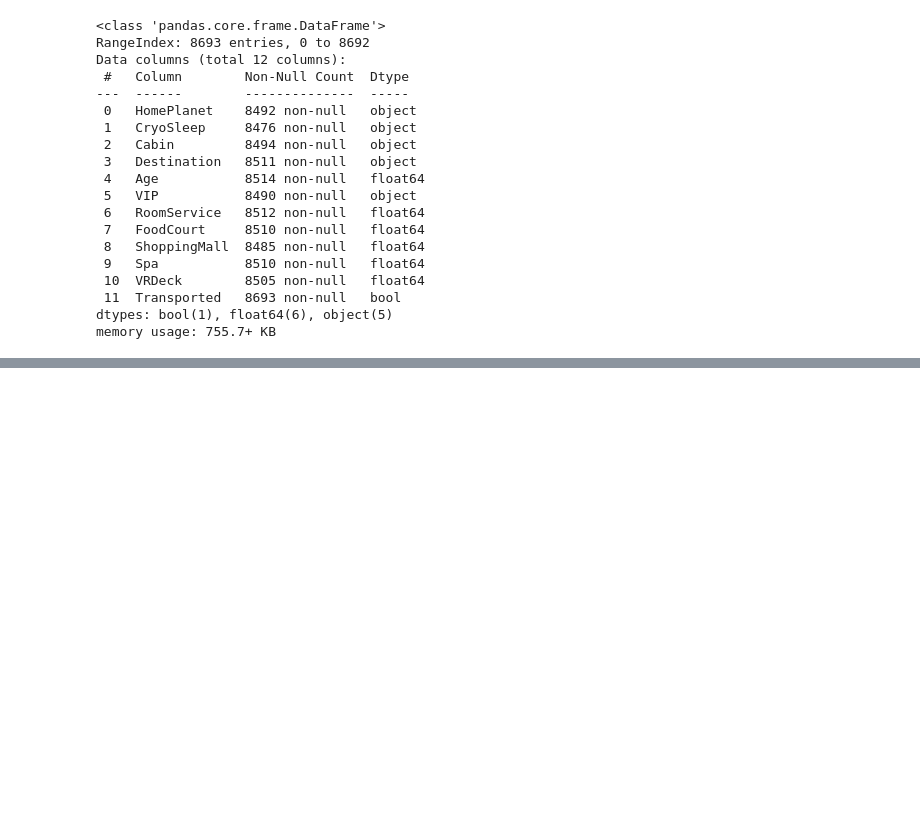
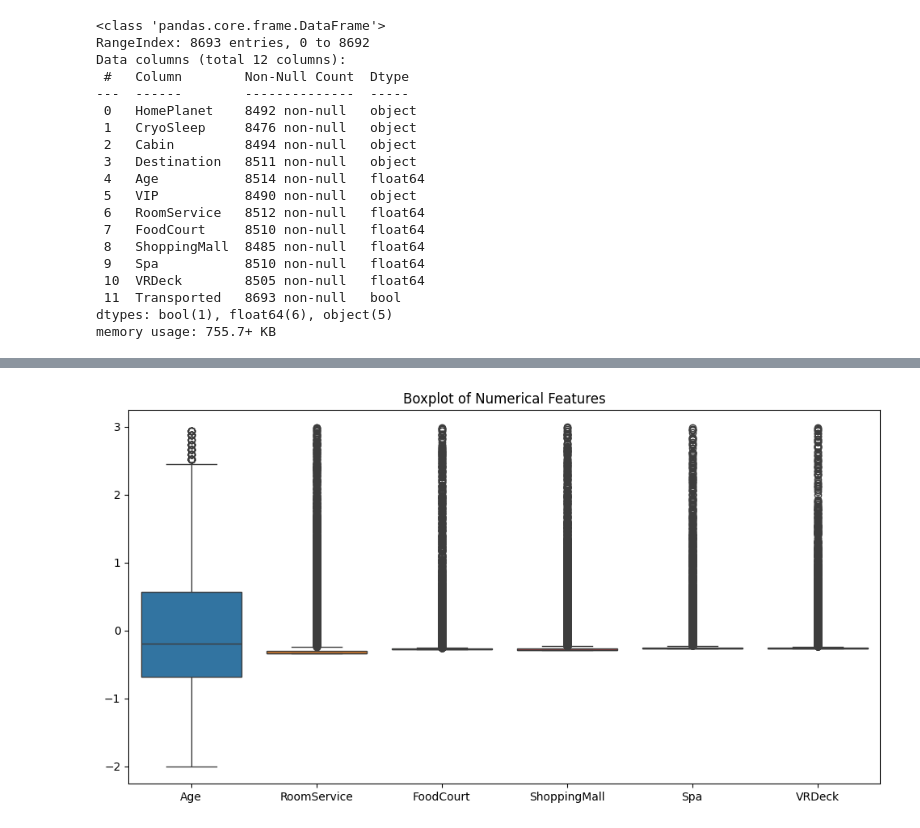
Before and after one commit to tvtnoname/LearningLibaryPython, a Jupyter notebook: Supervised_Learning/Classification/spaceship-titanic/titanic.ipynb, the cells around one changed output, grey strips where cells are left out. Cells and saved outputs as stored; diff of their text form; code cells hidden in the pictures; blank space fills up the shorter version.

```diff
--- a/Supervised_Learning/Classification/spaceship-titanic/titanic.ipynb
+++ b/Supervised_Learning/Classification/spaceship-titanic/titanic.ipynb
@@ -159,0 +226,9 @@ data_train.head()
+# %%
+#5. Xử lý giá trị ngoại lai
+data_train = data_train[(data_train['Age'] >= -3) & (data_train['Age'] <= 3)]
+data_train = data_train[(data_train['RoomService'] >= -3) & (data_train['RoomService'] <= 3)]
+data_train = data_train[(data_train['FoodCourt'] >= -3) & (data_train['FoodCourt'] <= 3)]
+data_train = data_train[(data_train['ShoppingMall'] >= -3) & (data_train['ShoppingMall'] <= 3)]
+data_train = data_train[(data_train['Spa'] >= -3) & (data_train['Spa'] <= 3)]
+data_train = data_train[(data_train['VRDeck'] >= -3) & (data_train['VRDeck'] <= 3)]
+data_train.info()
@@ -184,3 +290,14 @@ memory usage: 1.4+ MB
+# %%
+# Vẽ sơ đồ hộp để kiểm tra giá trị ngoại lai
+import matplotlib.pyplot as plt
+import seaborn as sns
+
+plt.figure(figsize=(12, 6))
+sns.boxplot(data=data_train[['Age', 'RoomService', 'FoodCourt', 'ShoppingMall', 'Spa', 'VRDeck']])
+plt.title('Boxplot of Numerical Features')
+plt.show()
+# %% [output]
+[figure, added]
 # %%
 # Phân 2: Chia mô hình
 from sklearn.model_selection import train_test_split
```
Also changed, not shown: parts of 14 cells of this notebook.
